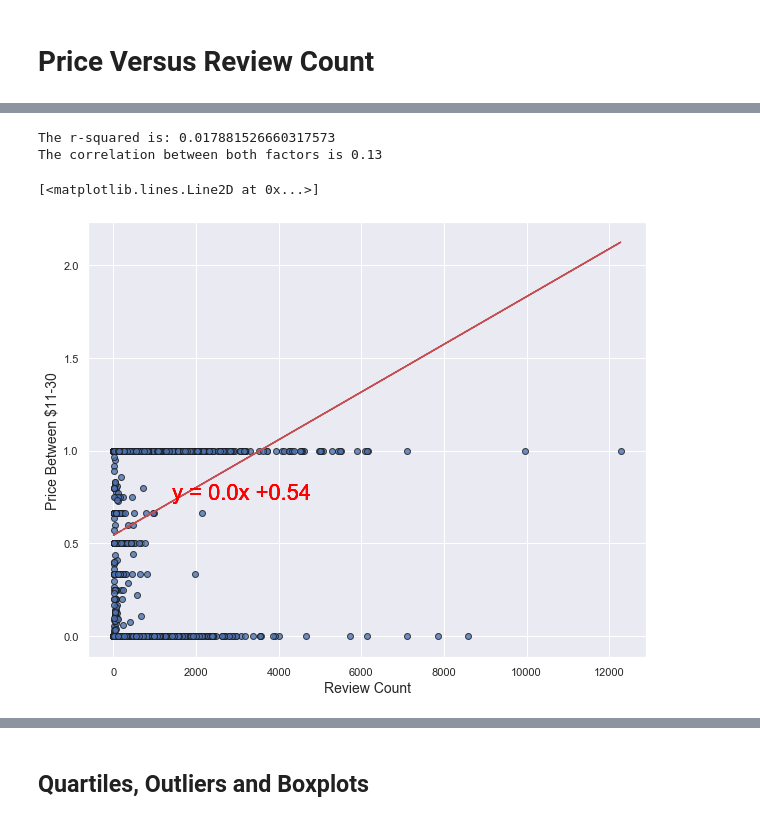
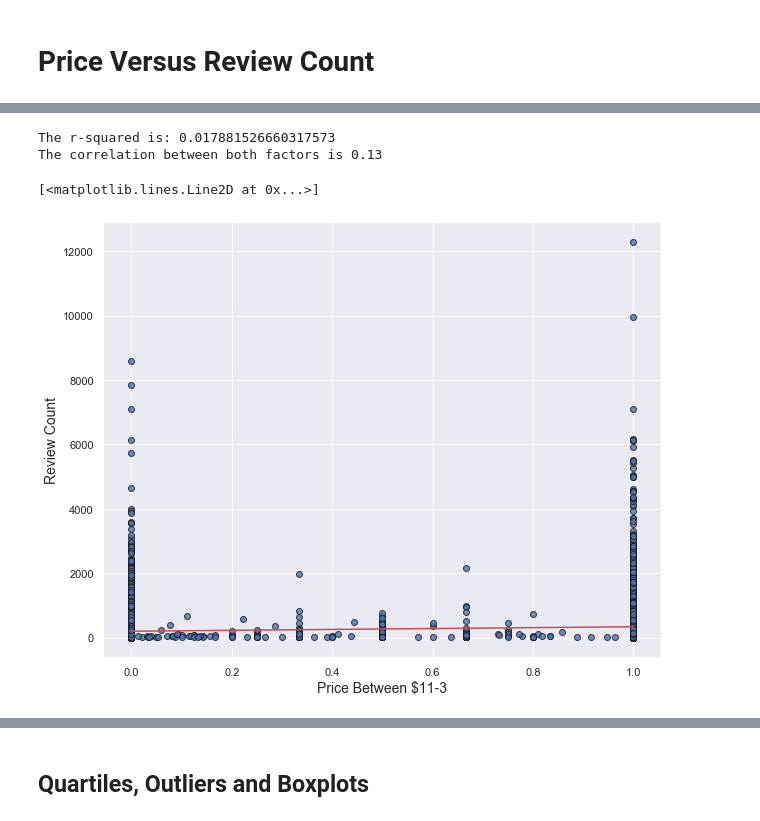
Before and after one commit to ermiasgelaye/Yelp-Challenge, a Jupyter notebook: pyRestaurants/yelp-challenge.ipynb, the cells around one changed output, grey strips where cells are left out. Drawn from its saved outputs; the diff is of its cells as text; code cells hidden in the pictures.

```diff
--- a/pyRestaurants/yelp-challenge.ipynb
+++ b/pyRestaurants/yelp-challenge.ipynb
@@ -781,6 +818,7 @@ def createLinearRegressionPlot(x_values, y_values, x_label, y_label, rating, pri
     plt.annotate(line_eq,xy=(2, 0.6),fontsize=22,xycoords='data',xytext=(0.4, 0.4), textcoords='axes fraction',horizontalalignment='right', verticalalignment='top',color="red")
     plt.annotate(line_eq,xy=(2, 0.6),fontsize=22,xycoords='data',xytext=(0.4, 0.4), textcoords='axes fraction',horizontalalignment='right', verticalalignment='top',color="red")
     plt.annotate(line_eq,xy=(2, 0.6),fontsize=22,xycoords='data',xytext=(0.4, 0.4), textcoords='axes fraction',horizontalalignment='right', verticalalignment='top',color="red")
+    plt.annotate(line_eq,xy=(2, 0.6),fontsize=22,xycoords='data',xytext=(0.4, 0.4), textcoords='axes fraction',horizontalalignment='right', verticalalignment='top',color="red")
     # Print r square value
     print(f"The r-squared is: {rvalue**2}")
     correlation = st.pearsonr(x_values,y_values)
@@ -843,10 +882,11 @@ The correlation between both factors is -0.2
 # %%
-x_values = star_rating_price['Review Count']
-y_values = star_rating_price['Between $11-30']
-createLinearRegressionPlot(x_values, y_values, "Review Count", "Price Between $11-30", "Under $10",(0, 0))
+# Review Coun vesrus price Between $11-30 Between $11-30
+x_values = star_rating_price['Between $11-30']
+y_values = star_rating_price['Review Count']
+createLinearRegressionPlot(x_values, y_values, "Price Between $11-30", "Review Count", "Between $11-30",(0, 0))
 # %% [output]
 The r-squared is: 0.017881526660317573
 The correlation between both factors is 0.13
 [<matplotlib.lines.Line2D at 0x...>]
-[figure, old version]
+[figure, new version]
 # %%
```
Also changed, not shown: parts of 22 cells of this notebook, 10 other files.
